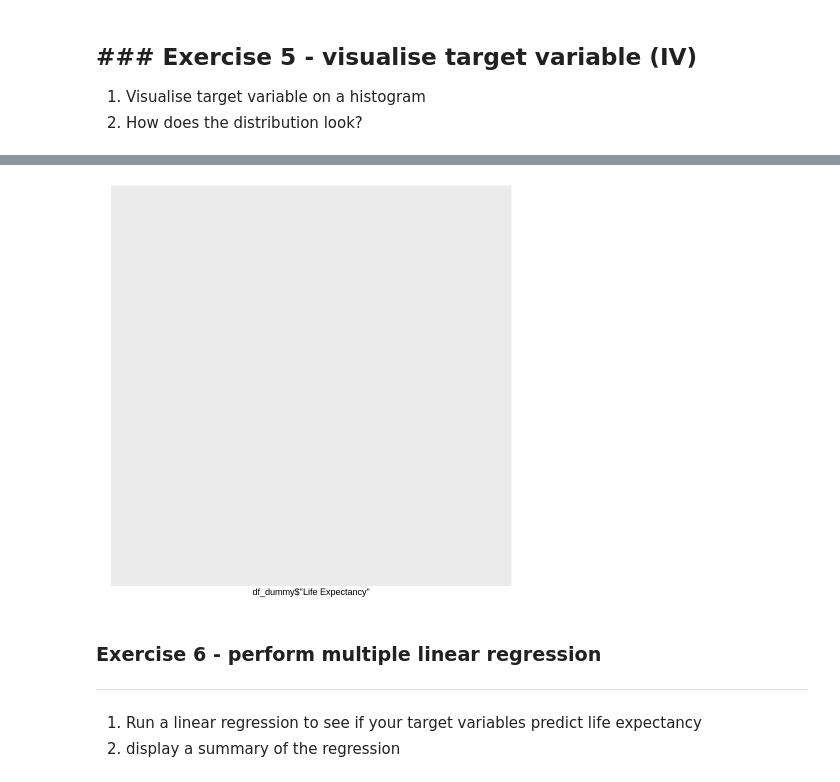
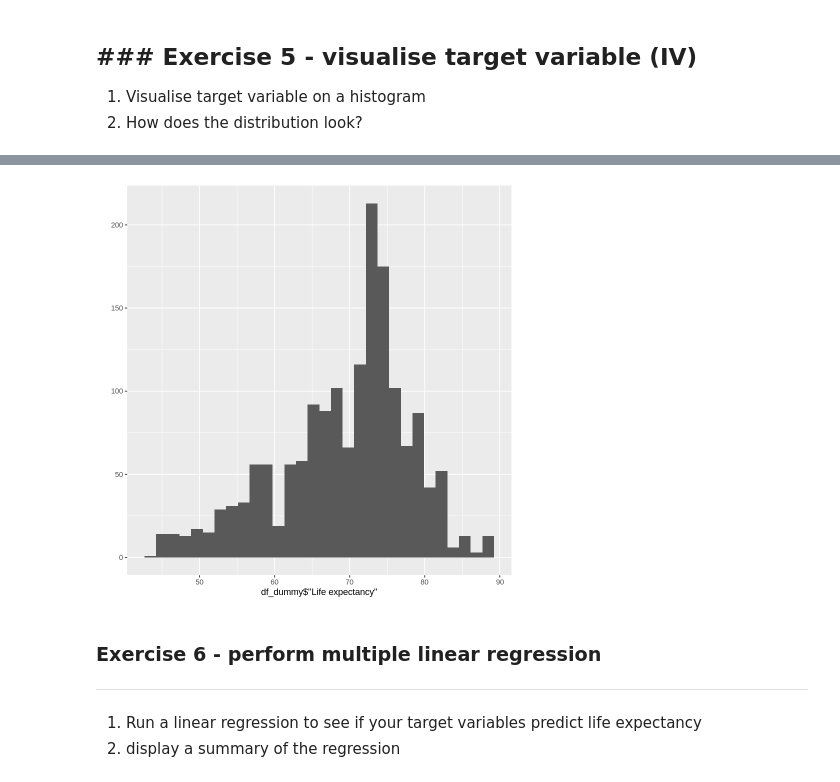
Before and after one commit to midbrain1/programming_for_data, a Jupyter notebook: R_Life_expectancy.ipynb, the cells around one changed output, grey strips where cells are left out. Saved outputs shown, nothing was run; the diff lists cells and outputs as text; code cells hidden in the pictures.

```diff
--- a/R_Life_expectancy.ipynb
+++ b/R_Life_expectancy.ipynb
@@ -202,5 +202,5 @@ A tibble: 2938 × 22
 1. Visualise target variable on a histogram
 2. How does the distribution look?
 # %%
-qplot(df_dummy$'Life Expectancy', geom="histogram")
+qplot(df_dummy$'Life expectancy', geom="histogram")
 # %% [output]
@@ -211,4 +208,4 @@ Warning message:
-[figure, old version]
+[figure, new version]
 # %% [markdown]
 ### Exercise 6 - perform multiple linear regression
 ---
```
Also changed, not shown: parts of 13 cells of this notebook.
